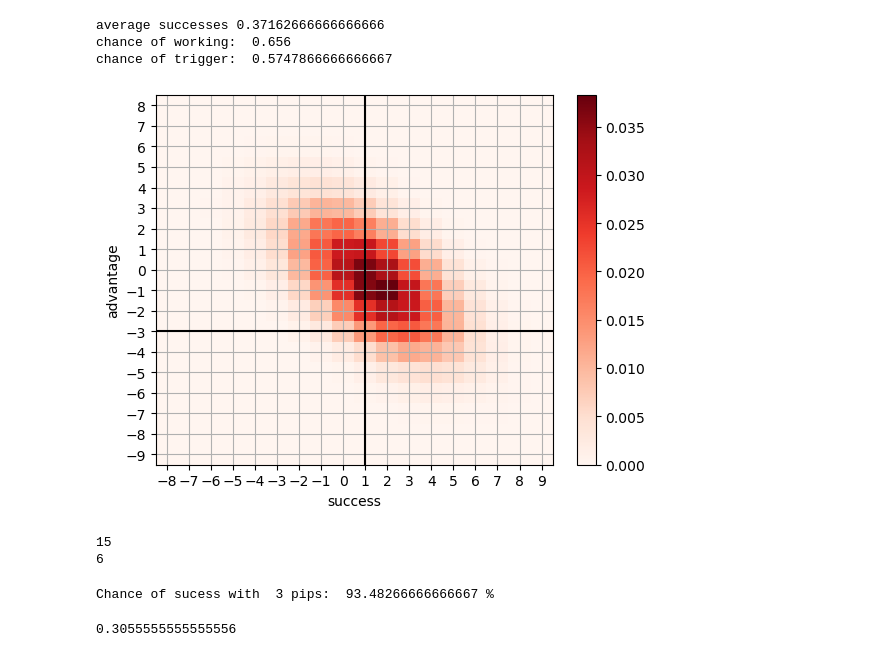
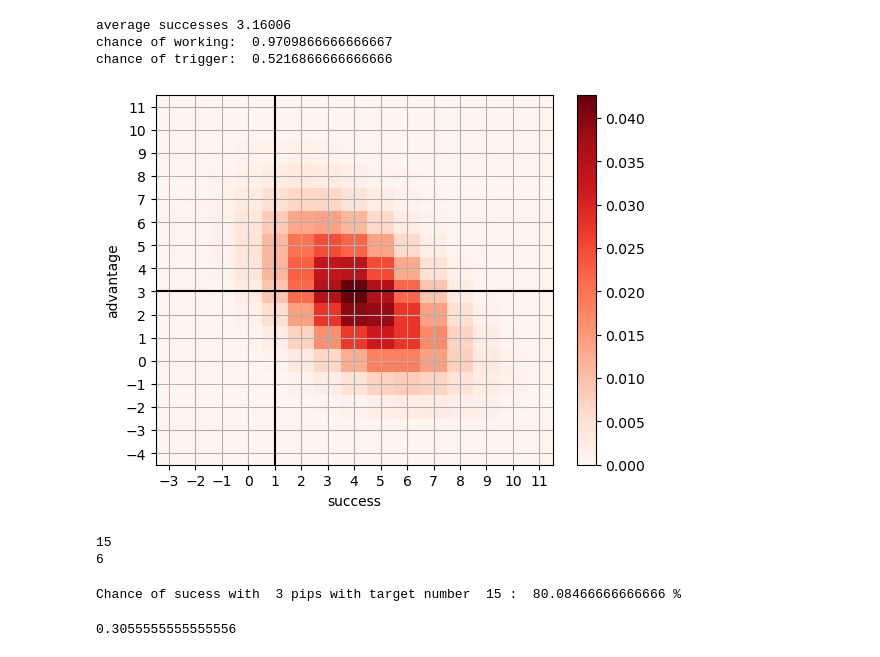
Before and after one commit to cdever01/table_top_stuff, a Jupyter notebook: Dice_math.ipynb, the cells around one changed output. Cells and saved outputs as stored; diff of their text form; code cells hidden in the pictures.

```diff
--- a/Dice_math.ipynb
+++ b/Dice_math.ipynb
@@ -6,16 +6,16 @@ import math
 import matplotlib as mat
 from matplotlib import pyplot as plt
 # %%
-nda=2
-ndi=3
+nda=4
+ndi=4
 aminus=False
 iminus=False
 aresults = []
 iresults = []
 adrops=nda-2
 idrops=ndi-2
-armor=1
-bb=False
+armor=3
+bb=True
 hit=[]
 crit=[]
 out=[]
@@ -36,9 +36,12 @@ for i in range(200000):
         roll = random.randint(1,6)
         irolls.append(roll)
     if bb:
-        roll = random.randint(1,6)
-        irolls.append(roll)
-    while len(irolls) > 2:
+        #roll = random.randint(1,6)
+        #irolls.append(roll)
+        kdi=3
+    else:
+        kdi=2
+    while len(irolls) > kdi:
         if iminus:
             irolls.remove(max(irolls))
         else:
@@ -120,9 +123,9 @@ average injure is: 7.463305
 # %%
 target_s=1
-target_a=-3
+target_a=3
 free_s=1
 free_a=0
-triumph=0
+triumph=3
 red=   [[1,0],[1,0],[1,triumph],[1,1],[1,1],[2,0],[2,0],[0,2],[0,2],[0,1],[0,1],[0,0]]
 yellow=[[1,0],[1,0],[1,triumph],[1,1],[1,1],[1,1],[2,0],[2,0],[0,2],[0,2],[0,1],[0,0]]
 purple=[[1,0],[1,1],[2,0],[0,2],[0,1],[0,1],[0,1],[0,0]]
@@ -130,10 +133,10 @@ green= [[1,0],[1,0],[1,1],[2,0],[0,2],[0,1],[0,1],[0,0]]
 blue=  [[1,1],[1,0],[0,1],[0,2],[0,0],[0,0]]
 black= [[1,0],[1,0],[0,1],[0,1],[0,0],[0,0]]
 
-pn=4
-ng=5
-ny=0
-nr=1
+pn=2
+ng=4
+ny=2
+nr=0
 nk=0
 nb=0
 results=0
@@ -186,37 +189,37 @@ for i in range(trials):
     else:
         trigger.append(0)
         check.append(0)
     both.append([nsuc,res_a])
 results = results/trials
 print('average successes', results)
 chance=sum(check)/len(check)
 tchance=sum(trigger)/len(trigger)
 print('chance of working: ',chance)
 print('chance of trigger: ',tchance)
 both=np.array(both)
 su = both[:,0]
 ad = both[:,1]
 xt = np.array(range(min(su), max(su)))
 yt = np.array(range(min(ad), max(ad)))
 
 xb=np.arange(min(su)-0.5,max(su),1)
 yb=np.arange(min(ad)-0.5,max(ad),1)
 
 plt.hist2d(su,ad,cmap='Reds',density=True,bins=[xb,yb])
 plt.xlabel('success')
 plt.ylabel('advantage')
 plt.axvline(1,color='k')
 plt.axhline(target_a,color='k')
 plt.colorbar()
 plt.xticks(ticks=xt)
 plt.yticks(ticks=yt)
 plt.grid()
 plt.show()
 # %% [output]
-average successes 0.37162666666666666
-chance of working:  0.656
-chance of trigger:  0.5747866666666667
+average successes 3.16006
+chance of working:  0.9709866666666667
+chance of trigger:  0.5216866666666666
-[figure, old version]
+[figure, new version]
 # %%
 lethal=4                 #reduce crit range max 1 allowed
 customizable=2           #extra hard point  max 1 allowed
@@ -242,7 +245,7 @@ print(target_a)
 15
 6
 # %%
-target_number=12
+target_number=15
 d12 = [1,2,3,4,5,6,7,8,9,10,0,12]
 d6 = [1,2,3,4,5,6]
 npips=3
@@ -280,9 +283,9 @@ for i in range(trials):
                 results += 0
 
 results = results/trials * 100
-print('Chance of sucess with ', npips, 'pips: ', results, '%')
+print('Chance of sucess with ', npips, 'pips with target number ', 15, ': ', results, '%')
 # %% [output]
-Chance of sucess with  3 pips:  93.48266666666667 %
+Chance of sucess with  3 pips with target number  15 :  80.08466666666666 %
 # %%
 npips=2
 wanted=1
```
Also changed, not shown: parts of 1 cell of this notebook.
